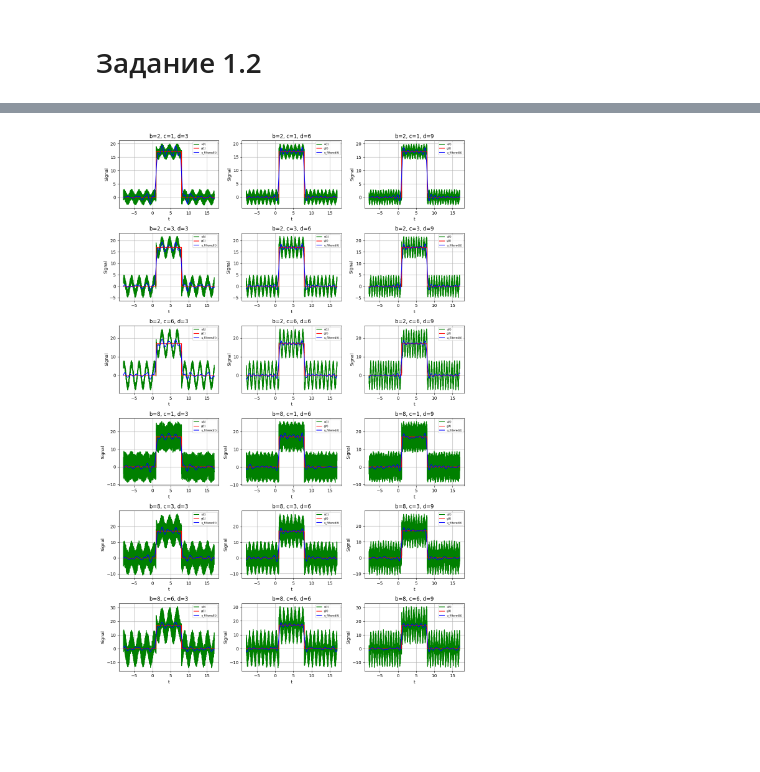
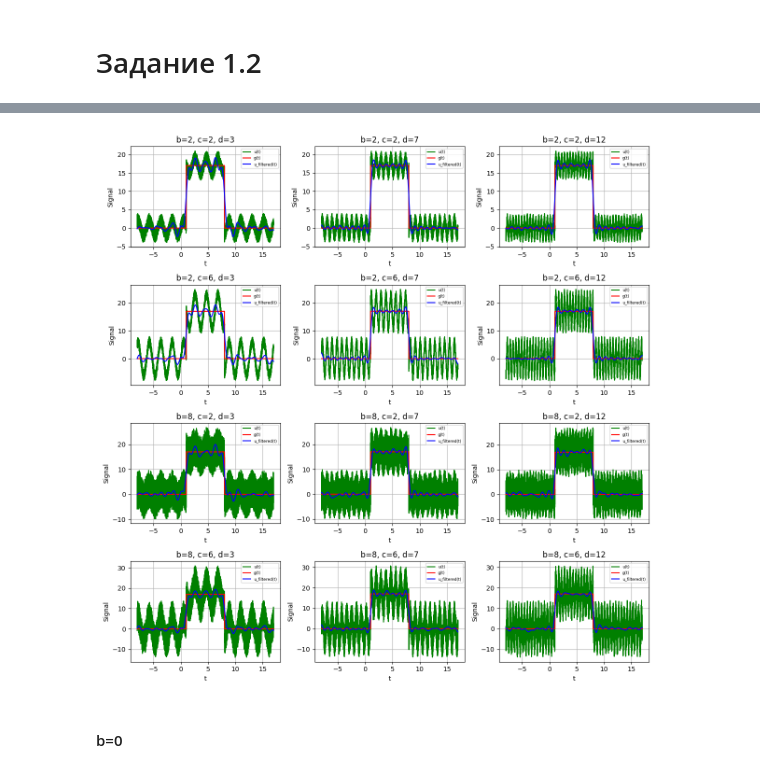
Before and after one commit to n-sukhov/ITMO-courses, a Jupyter notebook: Fourier_Methods/Lab3/Lab3.ipynb, the cells around one changed output, grey strips where cells are left out. Cells and saved outputs as stored; diff of their text form; code cells hidden in the pictures; blank space fills up the shorter version.

```diff
--- a/Fourier_Methods/Lab3/Lab3.ipynb
+++ b/Fourier_Methods/Lab3/Lab3.ipynb
@@ -195,8 +195,8 @@ draw_plots(
 # Задание 1.2
 # %%
 b_values = [2, 8]
-c_values = [1, 3, 6]
-d_values = [3, 7, 11]
+c_values = [2, 6]
+d_values = [3, 7, 12]
 nu_range = 0.90
 
 dt = t_space_1[1] - t_space_1[0]
@@ -273,12 +273,14 @@ draw_plots(
 # %%
 draw_plots(
-    rows=6,
+    rows=4,
     cols=3,
     width=12,
-    height=18,
+    height=12,
     subplot_data=subplot_data_signal_12,
     legend_loc="upper right",
     legend_fontsize=6
 )
 # %% [output]
-[figure, old version]
+[figure, new version]
+# %% [markdown]
+#### b=0
```
Also changed, not shown: parts of 4 cells of this notebook.
